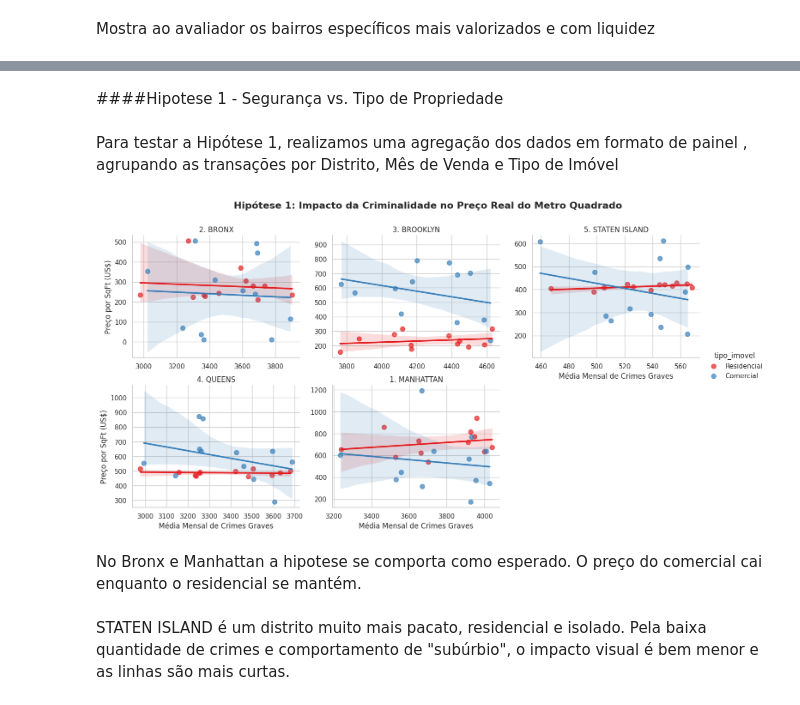
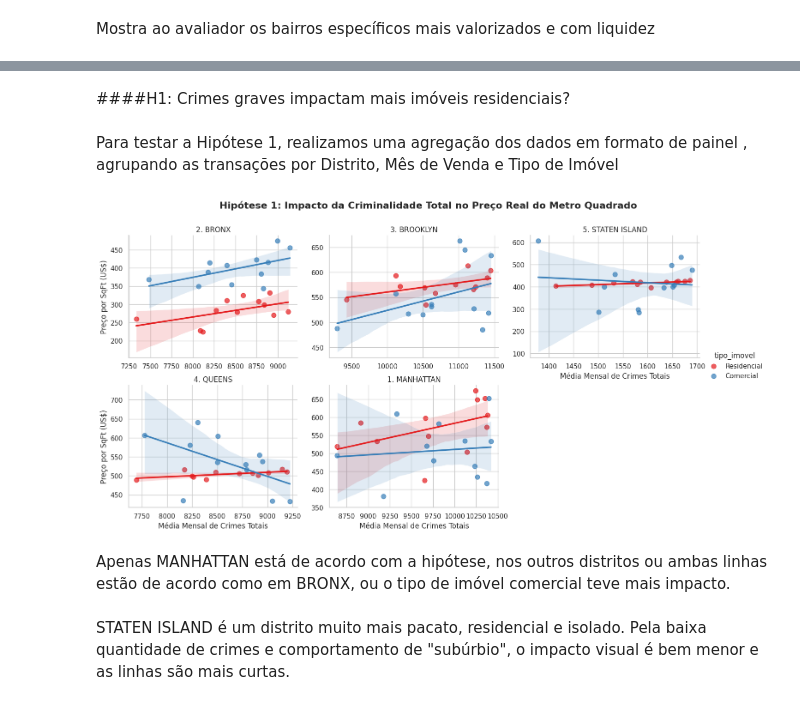
Before and after one commit to Numseinemmeunome/analise_preditiva_mercado_imobiliario_nyc, a Jupyter notebook: trabalho_final.ipynb, the cells around one changed output, grey strips where cells are left out. Drawn from its saved outputs; the diff is of its cells as text; code cells hidden in the pictures.

```diff
--- a/trabalho_final.ipynb
+++ b/trabalho_final.ipynb
@@ -901,5 +971,5 @@ Passing `palette` without assigning `hue` is deprecated and will be removed in v
-# %% [markdown]
-####Hipotese 1 - Segurança vs. Tipo de Propriedade
+# %% [markdown]
+####H1: Crimes graves impactam mais imóveis residenciais?
 # %% [markdown]
 Para testar a Hipótese 1, realizamos uma agregação dos dados em formato de painel , agrupando as transações por Distrito, Mês de Venda e Tipo de Imóvel
 # %%
@@ -918,45 +988,48 @@ query_h1_otimizada = f"""
             WHEN "COMMERCIAL UNITS" > 0 AND "RESIDENTIAL UNITS" = 0 THEN 'Comercial'
             ELSE 'Misto'
         END AS tipo_imovel,
-        AVG(qtd_crimes_graves) AS media_crimes_graves,
+        AVG(qtd_crimes_graves + qtd_crimes_leves) AS media_crimes_total,
         SUM("SALE PRICE") / NULLIF(SUM("GROSS SQUARE FEET"), 0) AS preco_medio_sqft
     FROM '{path_parquet}'
     WHERE "GROSS SQUARE FEET" > 100
       AND "SALE PRICE" > 10000
     GROUP BY BOROUGH, sale_month, tipo_imovel
     HAVING tipo_imovel IN ('Residencial', 'Comercial')
 """
 
 df_h1 = con.execute(query_h1_otimizada).df()
 
 sns.set_theme(style="whitegrid")
 
 g = sns.lmplot(
     data=df_h1,
-    x="media_crimes_graves",
+    x="media_crimes_total",
     y="preco_medio_sqft",
     hue="tipo_imovel",
     col="nome_bairro",
     col_wrap=3,
     palette="Set1",
     height=4,
     aspect=1.2,
     sharey=False,
     sharex=False,
-    scatter_kws={'alpha':0.7, 's': 60},
-    line_kws={'linewidth':2.5}
+    scatter_kws={'alpha': 0.7, 's': 60},
+    line_kws={'linewidth': 2.5}
 )
 
-g.set_axis_labels("Média Mensal de Crimes Graves", "Preço por SqFt (US$)")
+g.set_axis_labels("Média Mensal de Crimes Totais", "Preço por SqFt (US$)")
 g.set_titles(col_template="{col_name}")
 g.fig.subplots_adjust(top=0.88)
-g.fig.suptitle('Hipótese 1: Impacto da Criminalidade no Preço Real do Metro Quadrado', fontsize=16, fontweight='bold')
+g.fig.suptitle(
+    'Hipótese 1: Impacto da Criminalidade Total no Preço Real do Metro Quadrado',
+    fontsize=16, fontweight='bold'
+)
 
 plt.show()
 # %% [output]
-[figure, old version]
+[figure, new version]
-# %% [markdown]
-No Bronx e Manhattan a hipotese se comporta como esperado. O preço do comercial cai enquanto o residencial se mantém.
+# %% [markdown]
+Apenas MANHATTAN está de acordo com a hipótese, nos outros distritos ou ambas linhas estão de acordo como em BRONX, ou o tipo de imóvel comercial teve mais impacto.
 # %% [markdown]
 STATEN ISLAND é um distrito muito mais pacato, residencial e isolado. Pela baixa quantidade de crimes e comportamento de "subúrbio", o impacto visual é bem menor e as linhas são mais curtas.
 # %%
```
Also changed, not shown: parts of 75 cells of this notebook.
